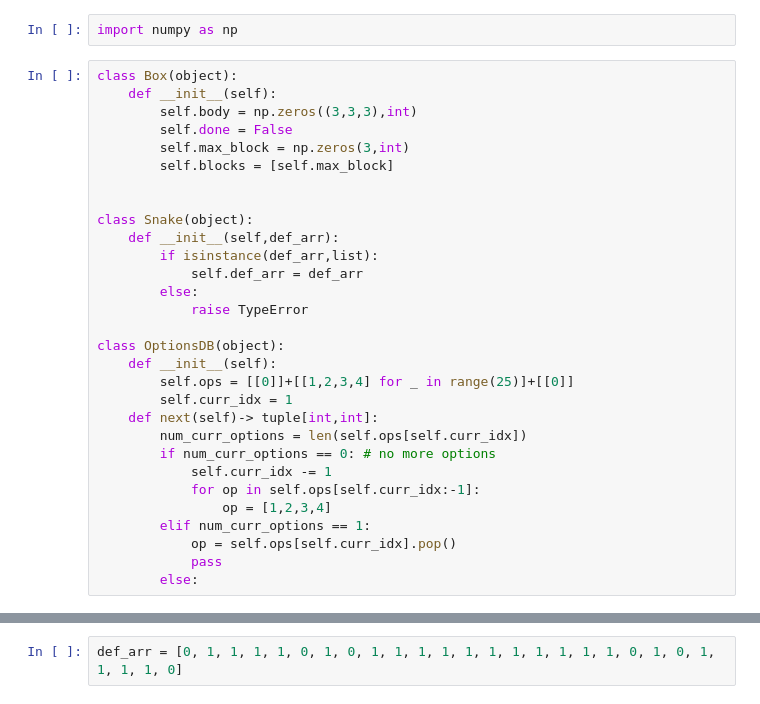
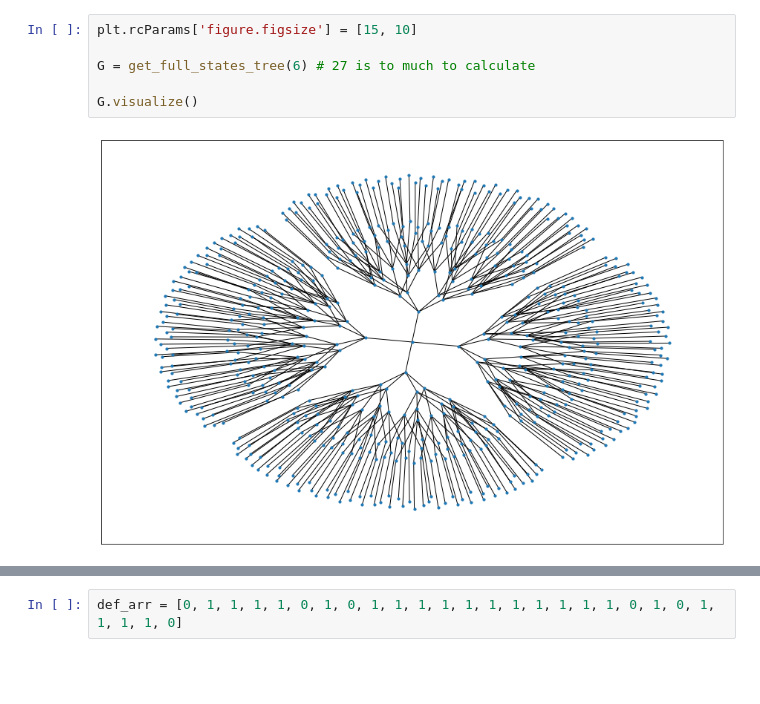
Before and after one commit to TDoGoodT/box-sim, a Jupyter notebook: Snake2Box.ipynb, the cells around one changed output, grey strips where cells are left out. Cells and saved outputs as stored; diff of their text form; blank space fills up the shorter version.

```diff
--- a/Snake2Box.ipynb
+++ b/Snake2Box.ipynb
@@ -97,32 +63,8 @@ ModuleNotFoundError: No module named 'networkx'
-# %%
-import numpy as np
-# %%
-class Box(object):
-    def __init__(self):
-        self.body = np.zeros((3,3,3),int)
-        self.done = False
-        self.max_block = np.zeros(3,int)
-        self.blocks = [self.max_block]
-
-
-class Snake(object):
-    def __init__(self,def_arr):
-        if isinstance(def_arr,list):
-            self.def_arr = def_arr
-        else:
-            raise TypeError
-
-class OptionsDB(object):
-    def __init__(self):
-        self.ops = [[0]]+[[1,2,3,4] for _ in range(25)]+[[0]]
-        self.curr_idx = 1
-    def next(self)-> tuple[int,int]:
-        num_curr_options = len(self.ops[self.curr_idx])
-        if num_curr_options == 0: # no more options
-            self.curr_idx -= 1
-            for op in self.ops[self.curr_idx:-1]:
-                op = [1,2,3,4]
-        elif num_curr_options == 1:
-            op = self.ops[self.curr_idx].pop()
-            pass
-        else:
+# %%
+plt.rcParams['figure.figsize'] = [15, 10]
+
+G = get_full_states_tree(6) # 27 is to much to calculate
+
+G.visualize()
+# %% [output]
+[figure, added]
```
Also changed, not shown: parts of 11 cells of this notebook, 3 other files.
